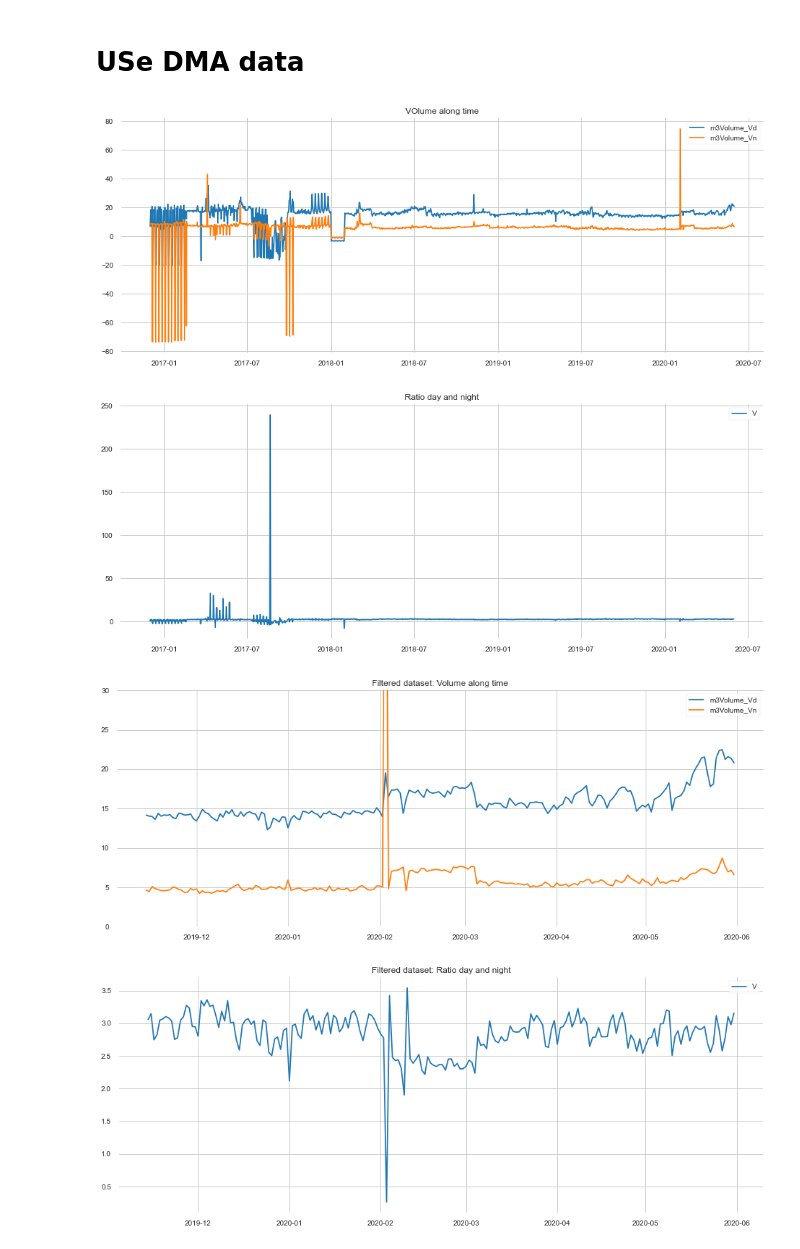
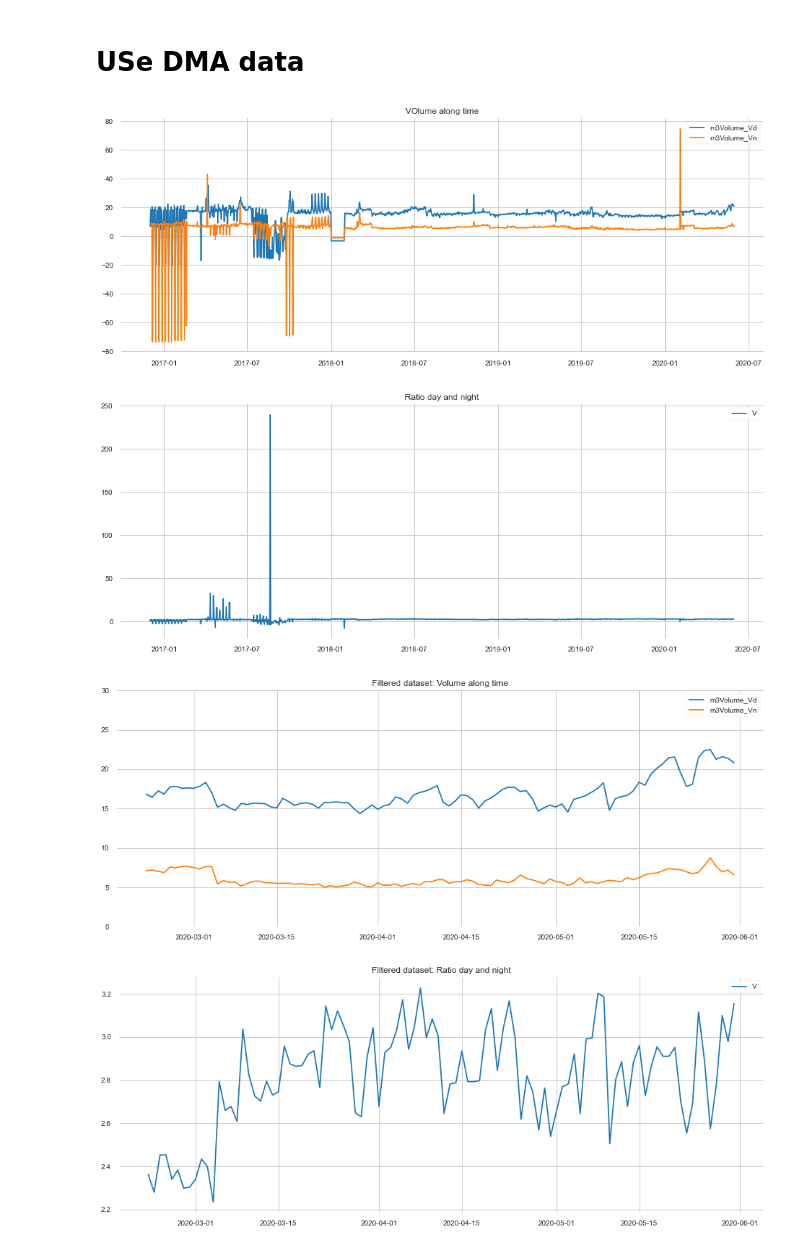
Before and after one commit to StorWater/StorWater_POC, a Jupyter notebook: notebooks/07-jsg-Mazzolani.ipynb, the cells around one changed output. Drawn from its saved outputs; the diff is of its cells as text; code cells hidden in the pictures.

```diff
--- a/notebooks/07-jsg-Mazzolani.ipynb
+++ b/notebooks/07-jsg-Mazzolani.ipynb
@@ -418,36 +399,36 @@ plt.plot(df.index, df.m3Volume_Vd)
 plt.plot(df.index, df.m3Volume_Vn)
 plt.legend(("m3Volume_Vd", "m3Volume_Vn"), loc="upper right")
 plt.title("VOlume along time")
 plt.grid()
 plt.show()
 
 plt.plot(df.index, df.m3Volume_Vd / df.m3Volume_Vn)
 plt.legend(("Vd / Vn"), loc="upper right")
 plt.title("Ratio day and night")
 plt.grid()
 plt.show()
 
 # Lets use a subset
-df_filt = df[df.m3Volume_Vd > 0].tail(200)
+df_filt = df[df.m3Volume_Vd > 0].tail(100)
 
 plt.plot(df_filt.index, df_filt.m3Volume_Vd)
 plt.plot(df_filt.index, df_filt.m3Volume_Vn)
 plt.legend(("m3Volume_Vd", "m3Volume_Vn"), loc="upper right")
 plt.title("Filtered dataset: Volume along time")
 plt.ylim(0,30)
 plt.grid()
 plt.show()
 
 plt.plot(df_filt.index, df_filt.m3Volume_Vd / df_filt.m3Volume_Vn)
 plt.legend(("Vd / Vn"), loc="upper right")
 plt.title("Filtered dataset: Ratio day and night")
 plt.grid()
 plt.show()
 # %% [output]
 [figure]
 [figure]
-[figure, old version]
+[figure, new version]
-[figure, old version]
+[figure, new version]
 # %%
 
 # Initialize class
```
Also changed, not shown: parts of 23 cells of this notebook, 6 other files.
